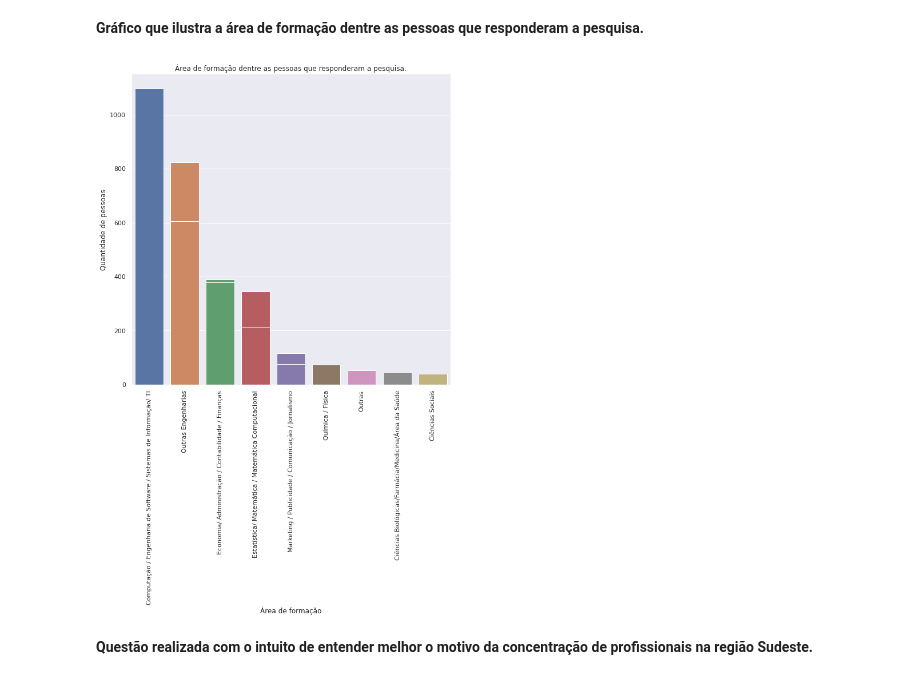
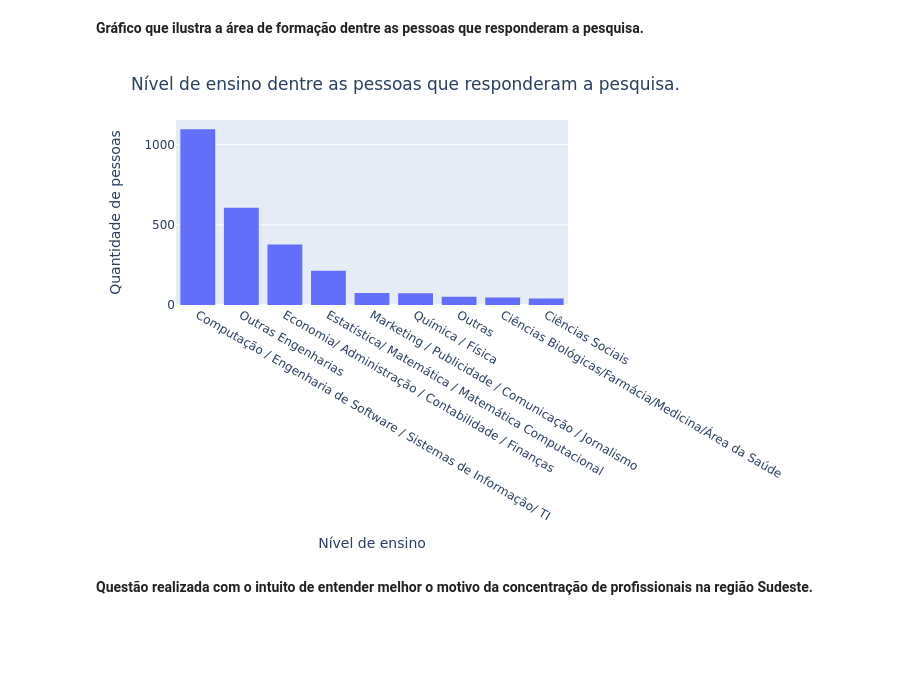
Before and after one commit to anyellequeiroz/State-of-Data-Brazil, a Jupyter notebook: Notebook para submissao Kaggle - Resumido.ipynb, the cells around one changed output. Saved outputs shown, nothing was run; the diff lists cells and outputs as text; code cells hidden in the pictures; blank space fills up the shorter version.

```diff
--- a/Notebook para submissao Kaggle - Resumido.ipynb
+++ b/Notebook para submissao Kaggle - Resumido.ipynb
@@ -77,10 +80,11 @@ ax.set_xlabel('Idades');
 # %% [markdown]
 **Gráfico que ilustra a distribuição de gêneros dentre as pessoas que responderam a pesquisa, percebemos uma prevalência masculina.**
 # %%
-ax = sns.countplot(df_1["('P1_b ', 'Genero')"]);
-ax.set_title('Distribuição de gêneros dentre as pessoas que responderam a pesquisa.')
-ax.figure.set_size_inches(12, 8)
-ax.set_ylabel('Quantidade de pessoas')
-sns.set(font_scale = 10)
-ax.set_xlabel('Gêneros');
+fig = px.histogram(df_1, x="('P1_b ', 'Genero')").update_layout(
+    title='Distribuição de gêneros dentre as pessoas que responderam a pesquisa.',
+    xaxis_title='Gêneros',
+    yaxis_title='Quantidade de pessoas'
+)
+
+fig.show("png")
 # %% [output]
@@ -115,10 +119,12 @@ ax.axis("off");
 # %% [markdown]
 **Gráfico que atua como complemento do mapa anterior. Estado de São Paulo com números muito expressivos.**
 # %%
-ax = sns.countplot(df_1["('P1_e_a ', 'uf onde mora')"], order = df_1["('P1_e_a ', 'uf onde mora')"].value_counts().index);
-ax.set_title('Distribuição de estados dentre as pessoas que responderam a pesquisa.')
-ax.figure.set_size_inches(10, 10)
-ax.set_ylabel('Quantidade de pessoas')
-sns.set(font_scale = 1)
-ax.set_xlabel('Estados');
+fig = px.histogram(df_1, x="('P1_e_a ', 'uf onde mora')").update_layout(
+    title='Distribuição de estados dentre as pessoas que responderam a pesquisa.',
+    xaxis_title='Estados',
+    yaxis_title='Quantidade de pessoas',
+    xaxis={'categoryorder':'total descending'}
+)
+
+fig.show("png")
 # %% [output]
@@ -137,17 +145,16 @@ ax.tick_params(axis='x', rotation=90)
 # %% [markdown]
 **Gráfico que ilustra a área de formação dentre as pessoas que responderam a pesquisa.**
 # %%
-ax = sns.countplot(df_1["('P1_h ', 'Nivel de Ensino')"], order = df_1["('P1_h ', 'Nivel de Ensino')"].value_counts().index);
-ax.set_title('Nível de ensino dentre as pessoas que responderam a pesquisa.')
-ax = sns.countplot(df_1["('P1_i ', 'Área de Formação')"], order = df_1["('P1_i ', 'Área de Formação')"].value_counts().index);
-ax.set_title('Área de formação dentre as pessoas que responderam a pesquisa.')
-ax.figure.set_size_inches(10, 10)
-ax.set_ylabel('Quantidade de pessoas')
-ax.set_xlabel('Área de formação')
-sns.set(font_scale = 2)
-ax.tick_params(axis='x', rotation=90)
+fig = px.histogram(df_1, x="('P1_i ', 'Área de Formação')").update_layout(
+    title='Nível de ensino dentre as pessoas que responderam a pesquisa.',
+    xaxis_title='Nível de ensino',
+    yaxis_title='Quantidade de pessoas',
+    xaxis={'categoryorder':'total descending'}
+)
+
+fig.show("png")
 # %% [output]
-[figure, old version]
+[figure, new version]
 # %% [markdown]
 **Questão realizada com o intuito de entender melhor o motivo da concentração de profissionais na região Sudeste.**
 # %%
```
Also changed, not shown: parts of 8 cells of this notebook.
